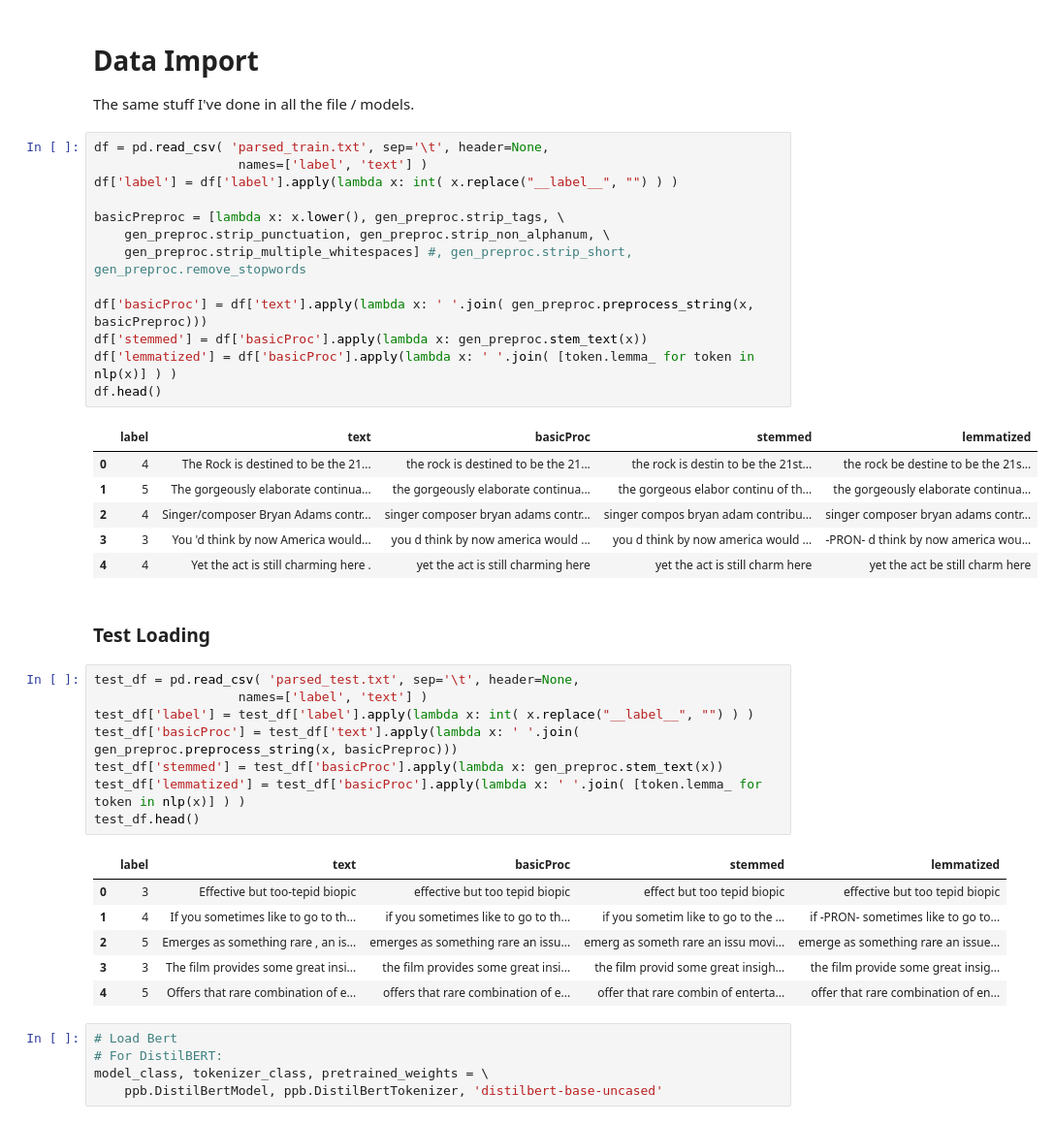
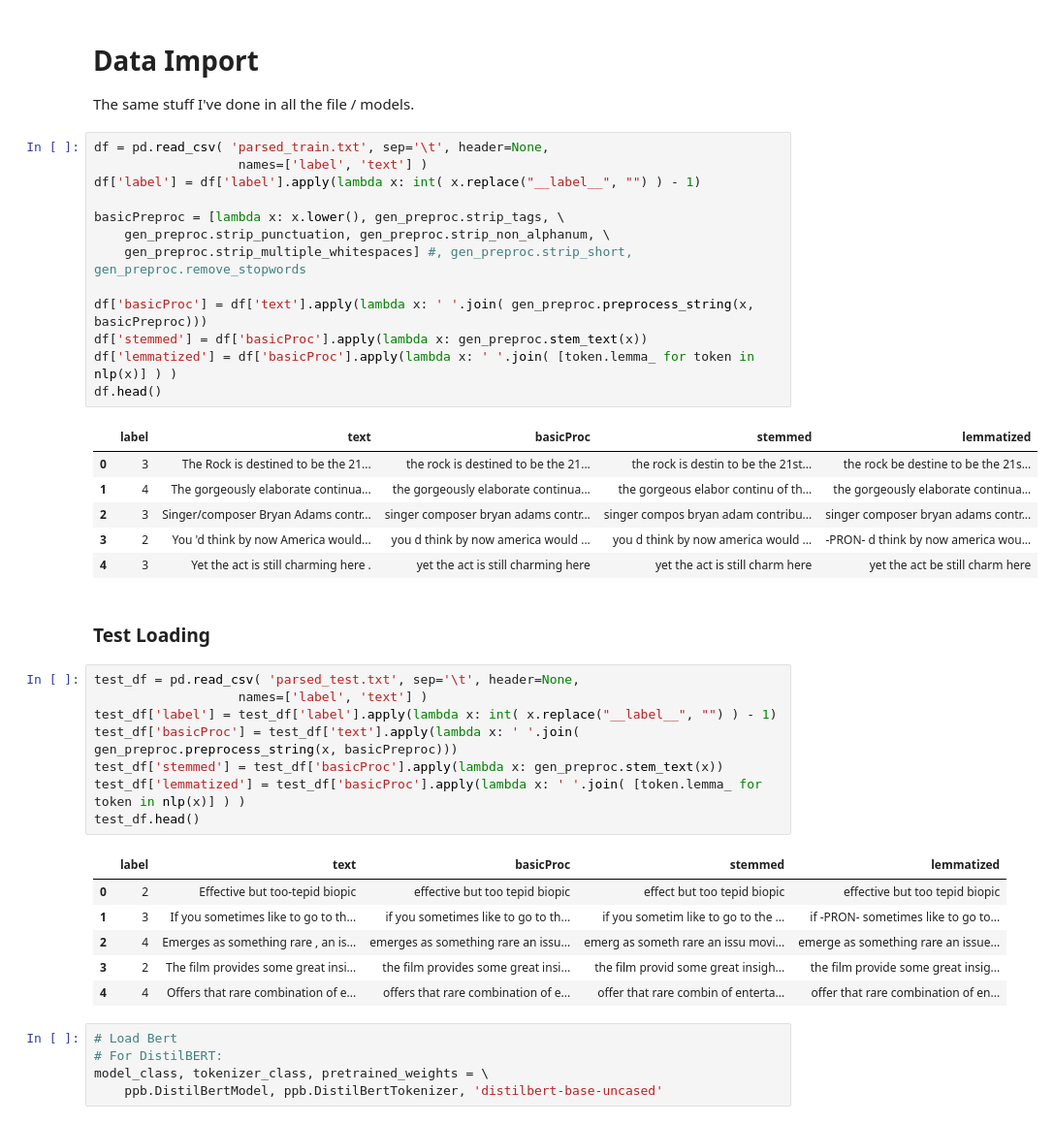
Before and after one commit to EvanMata/embeddingProject, a Jupyter notebook: BERT.ipynb, the cells around one changed output. Shown: that part at 97% size. Cells and saved outputs as stored; diff of their text form.

```diff
--- a/BERT.ipynb
+++ b/BERT.ipynb
@@ -22,40 +29,40 @@ The same stuff I've done in all the file / models.
 # %%
 df = pd.read_csv( 'parsed_train.txt', sep='\t', header=None,
                    names=['label', 'text'] )
-df['label'] = df['label'].apply(lambda x: int( x.replace("__label__", "") ) )
+df['label'] = df['label'].apply(lambda x: int( x.replace("__label__", "") ) - 1)
 
 basicPreproc = [lambda x: x.lower(), gen_preproc.strip_tags, \
     gen_preproc.strip_punctuation, gen_preproc.strip_non_alphanum, \
     gen_preproc.strip_multiple_whitespaces] #, gen_preproc.strip_short, gen_preproc.remove_stopwords
 
 df['basicProc'] = df['text'].apply(lambda x: ' '.join( gen_preproc.preprocess_string(x, basicPreproc)))
 df['stemmed'] = df['basicProc'].apply(lambda x: gen_preproc.stem_text(x))
 df['lemmatized'] = df['basicProc'].apply(lambda x: ' '.join( [token.lemma_ for token in nlp(x)] ) )
 df.head()
 # %% [output]
 |  | label | text | basicProc | stemmed | lemmatized |
-| 0 | 4 | The Rock is destined to be the 21... | the rock is destined to be the 21... | the rock is destin to be the 21st... | the rock be destine to be the 21s... |
-| 1 | 5 | The gorgeously elaborate continua... | the gorgeously elaborate continua... | the gorgeous elabor continu of th... | the gorgeously elaborate continua... |
-| 2 | 4 | Singer/composer Bryan Adams contr... | singer composer bryan adams contr... | singer compos bryan adam contribu... | singer composer bryan adams contr... |
-| 3 | 3 | You 'd think by now America would... | you d think by now america would ... | you d think by now america would ... | -PRON- d think by now america wou... |
-| 4 | 4 | Yet the act is still charming here . | yet the act is still charming here | yet the act is still charm here | yet the act be still charm here |
+| 0 | 3 | The Rock is destined to be the 21... | the rock is destined to be the 21... | the rock is destin to be the 21st... | the rock be destine to be the 21s... |
+| 1 | 4 | The gorgeously elaborate continua... | the gorgeously elaborate continua... | the gorgeous elabor continu of th... | the gorgeously elaborate continua... |
+| 2 | 3 | Singer/composer Bryan Adams contr... | singer composer bryan adams contr... | singer compos bryan adam contribu... | singer composer bryan adams contr... |
+| 3 | 2 | You 'd think by now America would... | you d think by now america would ... | you d think by now america would ... | -PRON- d think by now america wou... |
+| 4 | 3 | Yet the act is still charming here . | yet the act is still charming here | yet the act is still charm here | yet the act be still charm here |
 # %% [markdown]
 ### Test Loading
 # %%
 test_df = pd.read_csv( 'parsed_test.txt', sep='\t', header=None,
                    names=['label', 'text'] )
-test_df['label'] = test_df['label'].apply(lambda x: int( x.replace("__label__", "") ) )
+test_df['label'] = test_df['label'].apply(lambda x: int( x.replace("__label__", "") ) - 1)
 test_df['basicProc'] = test_df['text'].apply(lambda x: ' '.join( gen_preproc.preprocess_string(x, basicPreproc)))
 test_df['stemmed'] = test_df['basicProc'].apply(lambda x: gen_preproc.stem_text(x))
 test_df['lemmatized'] = test_df['basicProc'].apply(lambda x: ' '.join( [token.lemma_ for token in nlp(x)] ) )
 test_df.head()
 # %% [output]
 |  | label | text | basicProc | stemmed | lemmatized |
-| 0 | 3 | Effective but too-tepid biopic | effective but too tepid biopic | effect but too tepid biopic | effective but too tepid biopic |
-| 1 | 4 | If you sometimes like to go to th... | if you sometimes like to go to th... | if you sometim like to go to the ... | if -PRON- sometimes like to go to... |
-| 2 | 5 | Emerges as something rare , an is... | emerges as something rare an issu... | emerg as someth rare an issu movi... | emerge as something rare an issue... |
-| 3 | 3 | The film provides some great insi... | the film provides some great insi... | the film provid some great insigh... | the film provide some great insig... |
-| 4 | 5 | Offers that rare combination of e... | offers that rare combination of e... | offer that rare combin of enterta... | offer that rare combination of en... |
+| 0 | 2 | Effective but too-tepid biopic | effective but too tepid biopic | effect but too tepid biopic | effective but too tepid biopic |
+| 1 | 3 | If you sometimes like to go to th... | if you sometimes like to go to th... | if you sometim like to go to the ... | if -PRON- sometimes like to go to... |
+| 2 | 4 | Emerges as something rare , an is... | emerges as something rare an issu... | emerg as someth rare an issu movi... | emerge as something rare an issue... |
+| 3 | 2 | The film provides some great insi... | the film provides some great insi... | the film provid some great insigh... | the film provide some great insig... |
+| 4 | 4 | Offers that rare combination of e... | offers that rare combination of e... | offer that rare combin of enterta... | offer that rare combination of en... |
 # %%
 # Load Bert
 # For DistilBERT:
```
Also changed, not shown: parts of 23 cells of this notebook, 8 other files.
